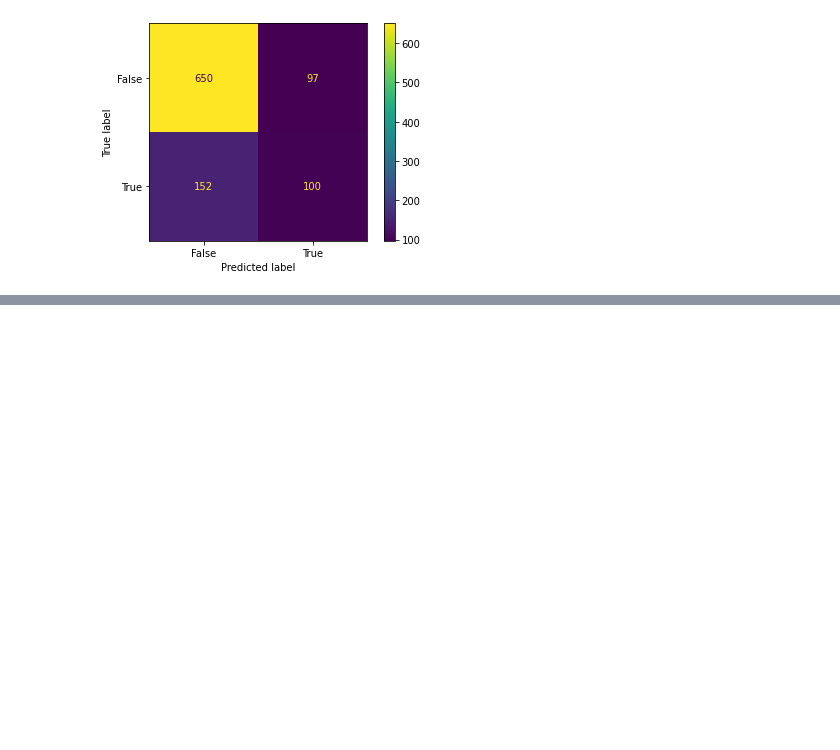
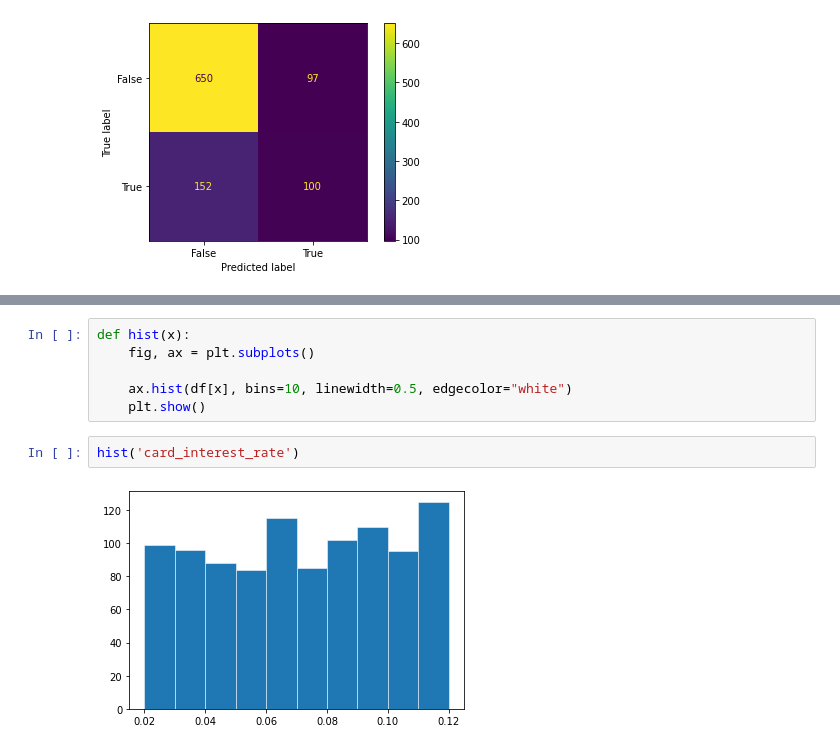
Before and after one commit to soham-samanta/corridor-platform, a Jupyter notebook: extract/graphs.ipynb, the cells around one changed output, grey strips where cells are left out. Saved outputs shown, nothing was run; the diff lists cells and outputs as text; blank space fills up the shorter version.

```diff
--- a/extract/graphs.ipynb
+++ b/extract/graphs.ipynb
@@ -84,0 +97,10 @@ confmat("model_target", "model_output", 0.8)
+# %%
+def hist(x):
+    fig, ax = plt.subplots()
+
+    ax.hist(df[x], bins=10, linewidth=0.5, edgecolor="white")
+    plt.show()
+# %%
+hist('card_interest_rate')
+# %% [output]
+[figure, added]
```
Also changed, not shown: parts of 2 cells of this notebook, 3 other files.
